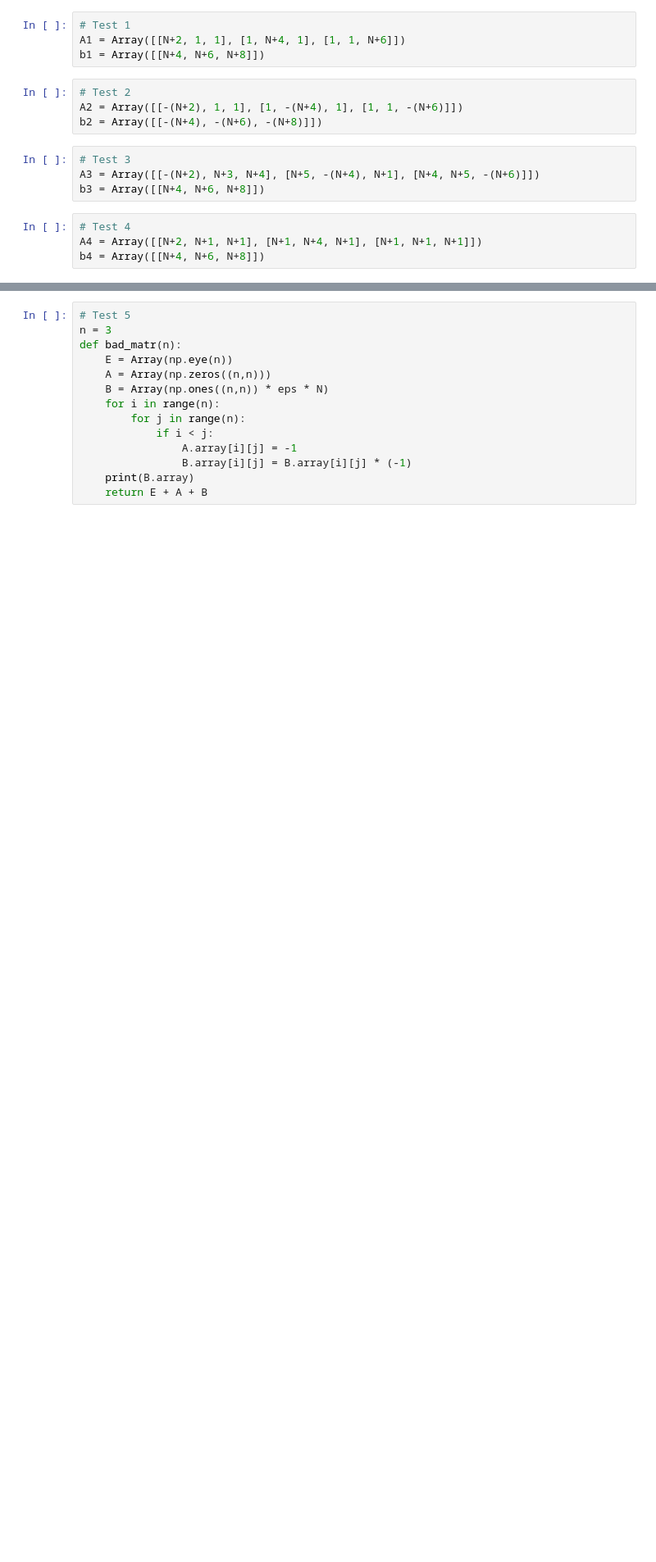
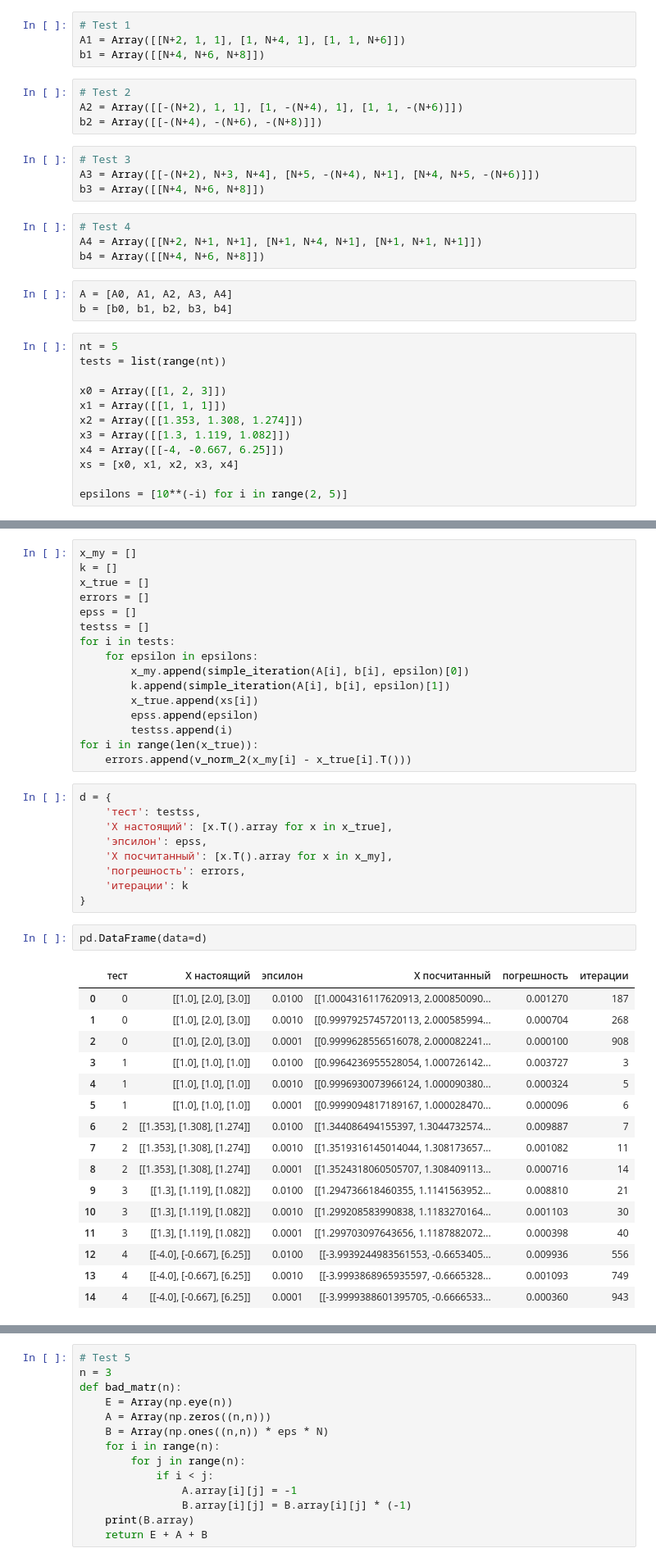
Before and after one commit to MariaMosina/NumericalMethods_course, a Jupyter notebook: Task2.ipynb, the cells around one changed output, grey strips where cells are left out. Shown at 82% size. Drawn from its saved outputs; the diff is of its cells as text; blank space fills up the shorter version.

```diff
--- a/Task2.ipynb
+++ b/Task2.ipynb
@@ -116,3 +277,18 @@ b3 = Array([[N+4, N+6, N+8]])
 # Test 4
 A4 = Array([[N+2, N+1, N+1], [N+1, N+4, N+1], [N+1, N+1, N+1]])
 b4 = Array([[N+4, N+6, N+8]])
+# %%
+A = [A0, A1, A2, A3, A4]
+b = [b0, b1, b2, b3, b4]
+# %%
+nt = 5
+tests = list(range(nt))
+
+x0 = Array([[1, 2, 3]])
+x1 = Array([[1, 1, 1]])
+x2 = Array([[1.353, 1.308, 1.274]])
+x3 = Array([[1.3, 1.119, 1.082]])
+x4 = Array([[-4, -0.667, 6.25]])
+xs = [x0, x1, x2, x3, x4]
+
+epsilons = [10**(-i) for i in range(2, 5)]
@@ -118,0 +297,44 @@ b4 = Array([[N+4, N+6, N+8]])
+# %%
+x_my = []
+k = []
+x_true = []
+errors = []
+epss = []
+testss = []
+for i in tests:
+    for epsilon in epsilons:
+        x_my.append(simple_iteration(A[i], b[i], epsilon)[0])
+        k.append(simple_iteration(A[i], b[i], epsilon)[1])
+        x_true.append(xs[i])
+        epss.append(epsilon)
+        testss.append(i)
+for i in range(len(x_true)):
+    errors.append(v_norm_2(x_my[i] - x_true[i].T()))
+# %%
+d = {
+    'тест': testss,
+    'Х настоящий': [x.T().array for x in x_true],
+    'эпсилон': epss,
+    'Х посчитанный': [x.T().array for x in x_my],
+    'погрешность': errors,
+    'итерации': k
+}
+# %%
+pd.DataFrame(data=d)
+# %% [output]
+|  | тест | Х настоящий | эпсилон | Х посчитанный | погрешность | итерации |
+| 0 | 0 | [[1.0], [2.0], [3.0]] | 0.0100 | [[1.0004316117620913, 2.000850090... | 0.001270 | 187 |
+| 1 | 0 | [[1.0], [2.0], [3.0]] | 0.0010 | [[0.9997925745720113, 2.000585994... | 0.000704 | 268 |
+| 2 | 0 | [[1.0], [2.0], [3.0]] | 0.0001 | [[0.9999628556516078, 2.000082241... | 0.000100 | 908 |
+| 3 | 1 | [[1.0], [1.0], [1.0]] | 0.0100 | [[0.9964236955528054, 1.000726142... | 0.003727 | 3 |
+| 4 | 1 | [[1.0], [1.0], [1.0]] | 0.0010 | [[0.9996930073966124, 1.000090380... | 0.000324 | 5 |
+| 5 | 1 | [[1.0], [1.0], [1.0]] | 0.0001 | [[0.9999094817189167, 1.000028470... | 0.000096 | 6 |
+| 6 | 2 | [[1.353], [1.308], [1.274]] | 0.0100 | [[1.344086494155397, 1.3044732574... | 0.009887 | 7 |
+| 7 | 2 | [[1.353], [1.308], [1.274]] | 0.0010 | [[1.3519316145014044, 1.308173657... | 0.001082 | 11 |
+| 8 | 2 | [[1.353], [1.308], [1.274]] | 0.0001 | [[1.3524318060505707, 1.308409113... | 0.000716 | 14 |
+| 9 | 3 | [[1.3], [1.119], [1.082]] | 0.0100 | [[1.294736618460355, 1.1141563952... | 0.008810 | 21 |
+| 10 | 3 | [[1.3], [1.119], [1.082]] | 0.0010 | [[1.299208583990838, 1.1183270164... | 0.001103 | 30 |
+| 11 | 3 | [[1.3], [1.119], [1.082]] | 0.0001 | [[1.299703097643656, 1.1187882072... | 0.000398 | 40 |
+| 12 | 4 | [[-4.0], [-0.667], [6.25]] | 0.0100 | [[-3.9939244983561553, -0.6653405... | 0.009936 | 556 |
+| 13 | 4 | [[-4.0], [-0.667], [6.25]] | 0.0010 | [[-3.9993868965935597, -0.6665328... | 0.001093 | 749 |
+| 14 | 4 | [[-4.0], [-0.667], [6.25]] | 0.0001 | [[-3.9999388601395705, -0.6666533... | 0.000360 | 943 |
```
Also changed, not shown: parts of 44 cells of this notebook.
